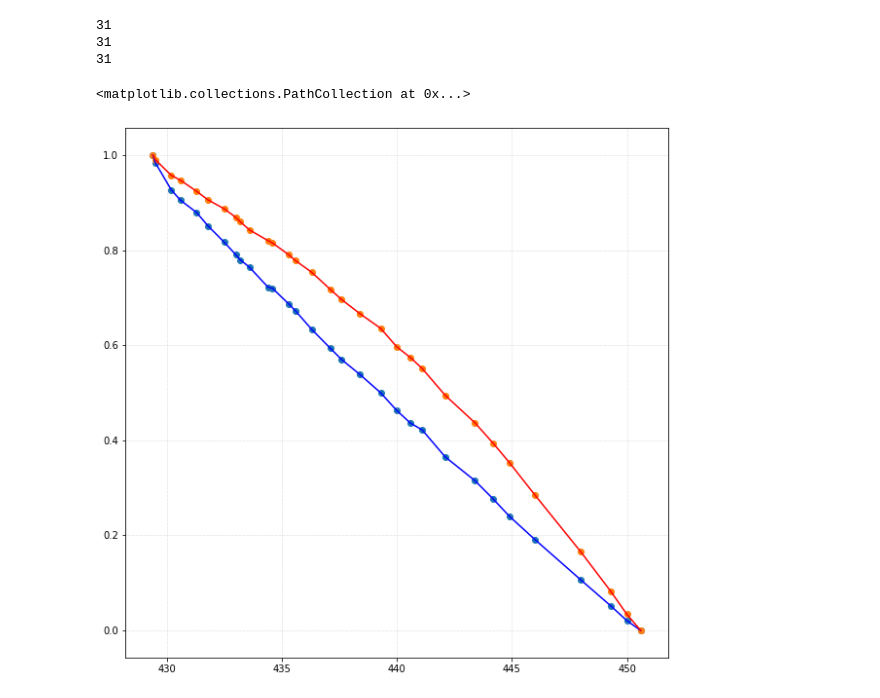
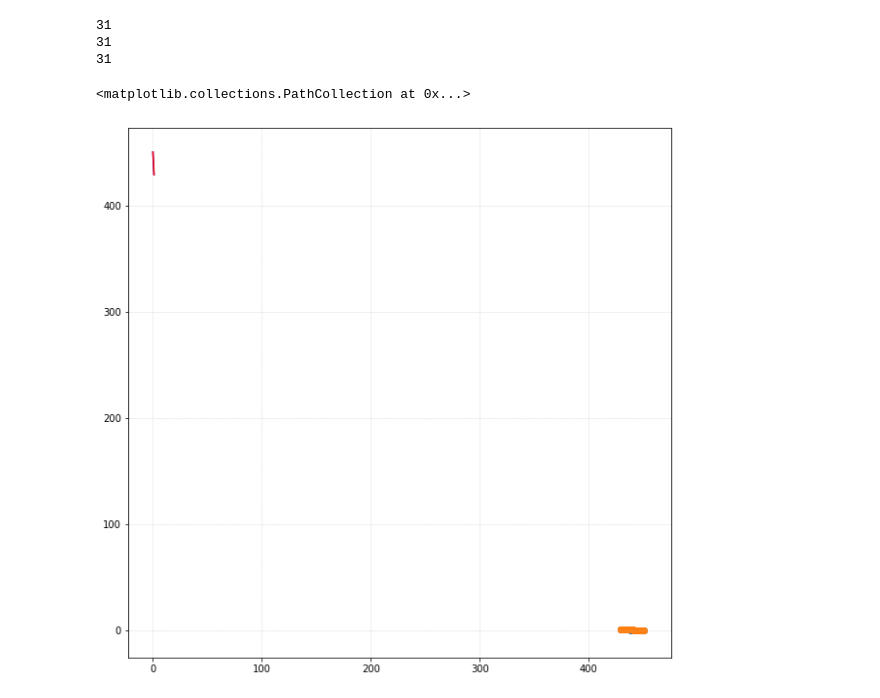
Before and after one commit to leegyuhi/oooooooooooooh, a Jupyter notebook: curve_fit.ipynb, the cells around one changed output. Drawn from its saved outputs; the diff is of its cells as text; code cells hidden in the pictures.

```diff
--- a/curve_fit.ipynb
+++ b/curve_fit.ipynb
@@ -99,14 +99,14 @@ print(len(T))
 # %%
 fig, ax = plt.subplots(figsize=(10, 10))
 
-ax.plot(T, x1, color="blue", label="y(x)")
-ax.plot(T, y1, color="red", label="y'(x)")
+ax.plot(x1, T, color="blue", label="y(x)")
+ax.plot(y1, T, color="red", label="y'(x)")
 ax.grid(which="both", ls=':', lw=0.5)
 plt.scatter(T, x1)
 plt.scatter(T, y1)
 # %% [output]
 <matplotlib.collections.PathCollection at 0x...>
-[figure, old version]
+[figure, new version]
 # %%
 def dewpoint(x, a, b, c, d):
   return a*x**3+b*x**2+c*x+d
```
Also changed, not shown: parts of 2 cells of this notebook.
